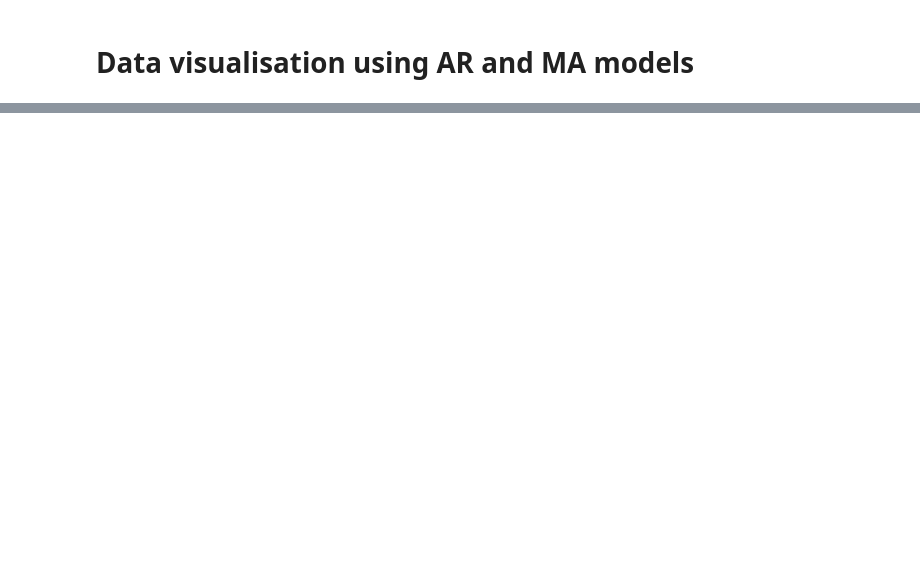
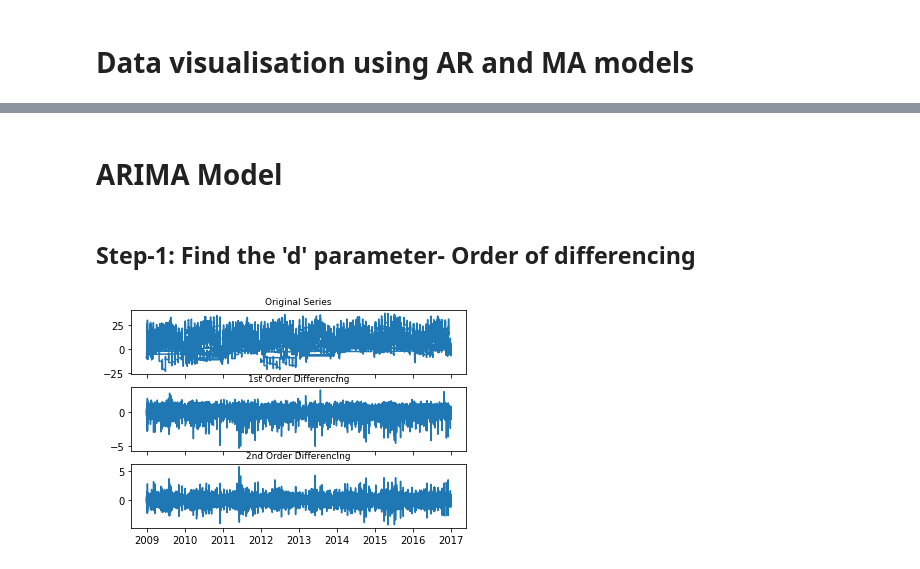
Before and after one commit to scherala/365DaysOfCoding, a Jupyter notebook: Time Series Forecasting -1.ipynb, the cells around one changed output, grey strips where cells are left out. Cells and saved outputs as stored; diff of their text form; code cells hidden in the pictures; blank space fills up the shorter version.

Commit message:
D parameter in ARIMA

```diff
--- a/Time Series Forecasting -1.ipynb
+++ b/Time Series Forecasting -1.ipynb
@@ -343,0 +280,15 @@ Residual Sum of squares: 7870993.398570484
+# %% [markdown]
+# ARIMA Model
+# %% [markdown]
+## Step-1: Find the 'd' parameter- Order of differencing
+# %%
+# Original Series
+fig, axes = plt.subplots(3, 1, sharex=True)
+axes[0].plot(df_s.Temperature); axes[0].set_title('Original Series',fontsize=9)
+# 1st Differencing
+axes[1].plot(df_s.Temperature.diff()); axes[1].set_title('1st Order Differencing',fontsize=9)
+# 2nd Differencing
+axes[2].plot(df_s.Temperature.diff().diff()); axes[2].set_title('2nd Order Differencing',fontsize=9)
+plt.show()
+# %% [output]
+[figure, added]
```
Also changed, not shown: parts of 15 cells of this notebook.
